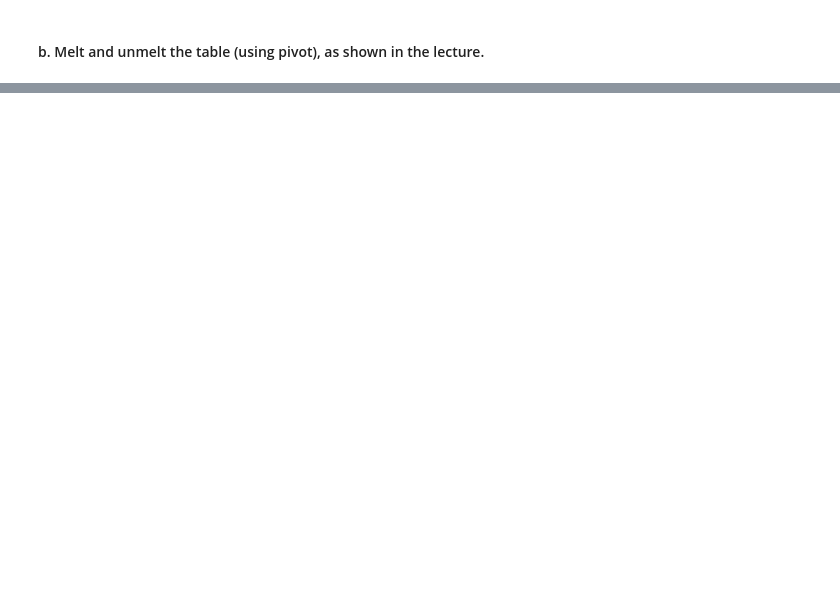
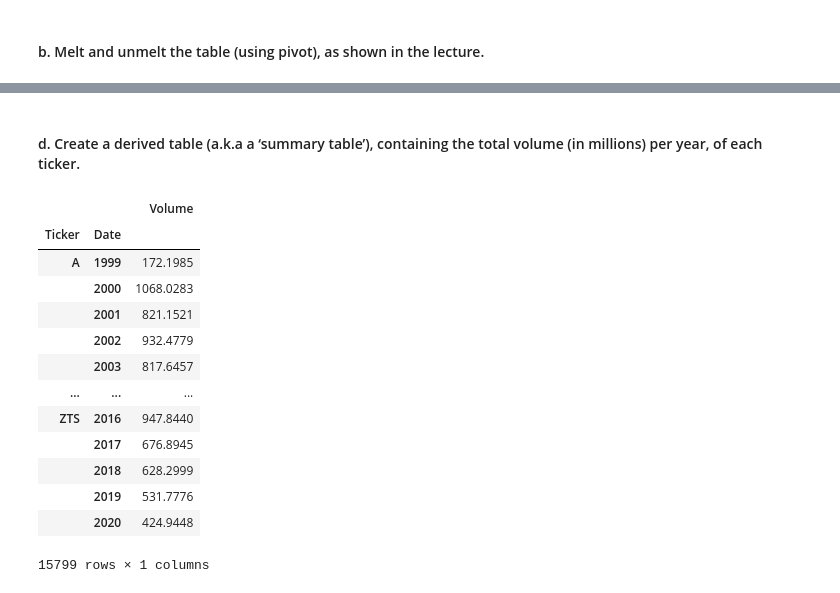
Before and after one commit to jeffsnguyen/Python, a Jupyter notebook: Level_8/Homework/8_2_6.ipynb, the cells around one changed output, grey strips where cells are left out. Saved outputs shown, nothing was run; the diff lists cells and outputs as text; code cells hidden in the pictures; blank space fills up the shorter version.

```diff
--- a/Level_8/Homework/8_2_6.ipynb
+++ b/Level_8/Homework/8_2_6.ipynb
@@ -122,0 +185,20 @@ hist.stack(level=0).unstack()
+# %% [markdown]
+#### d. Create a derived table (a.k.a a ‘summary table’), containing the total volume (in millions) per year, of each ticker.
+# %%
+annualVolume = hist.groupby([hist['Ticker'], hist['Date'].dt.year]).agg({'Volume':np.sum}).apply(lambda x:x*1e-6)
+annualVolume
+# %% [output]
+|  |  | Volume |
+| Ticker | Date |  |
+| A | 1999 | 172.1985 |
+|  | 2000 | 1068.0283 |
+|  | 2001 | 821.1521 |
+|  | 2002 | 932.4779 |
+|  | 2003 | 817.6457 |
+| ... | ... | ... |
+| ZTS | 2016 | 947.8440 |
+|  | 2017 | 676.8945 |
+|  | 2018 | 628.2999 |
+|  | 2019 | 531.7776 |
+|  | 2020 | 424.9448 |
+15799 rows × 1 columns
```
Also changed, not shown: parts of 10 cells of this notebook.
